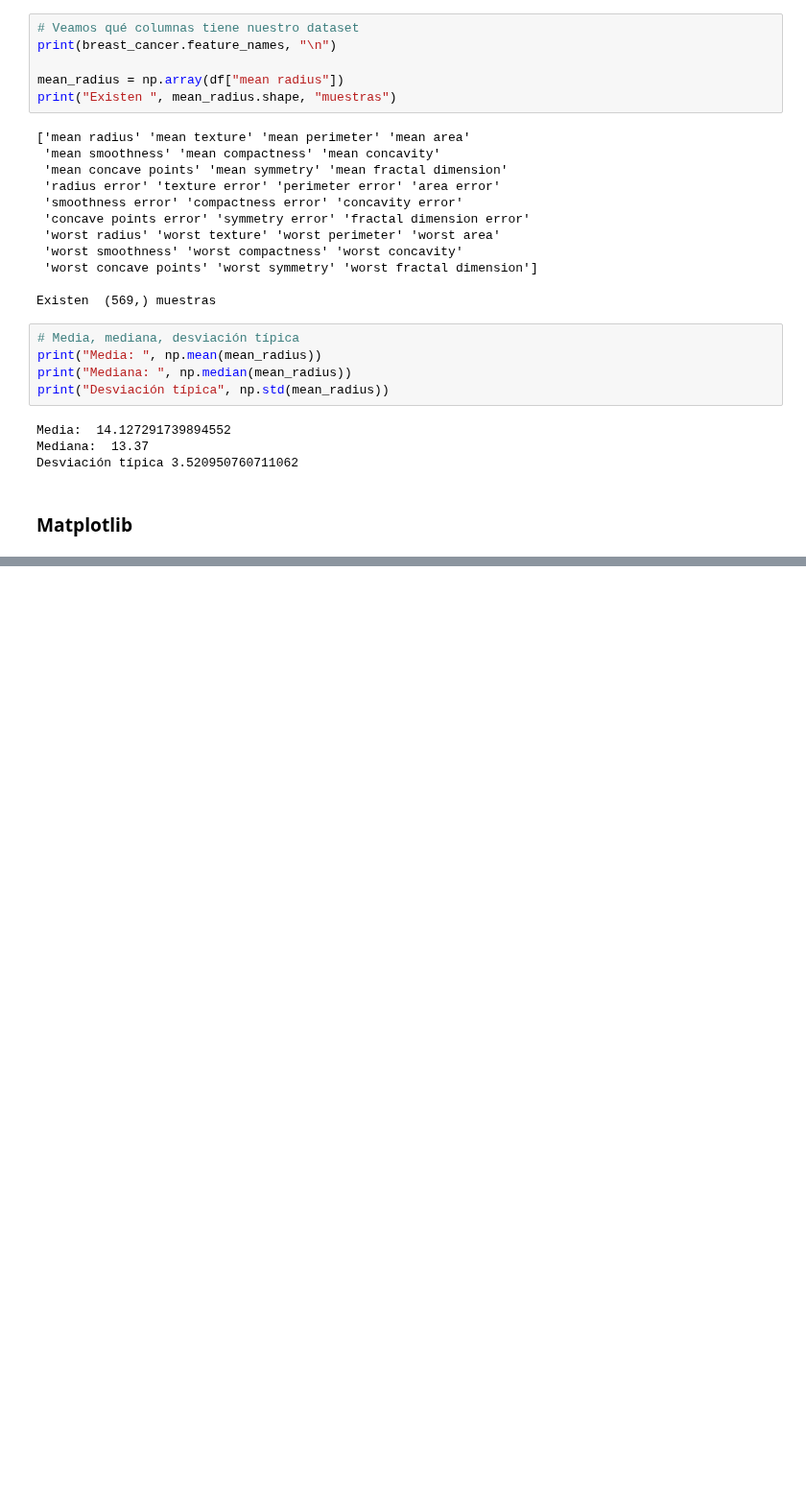
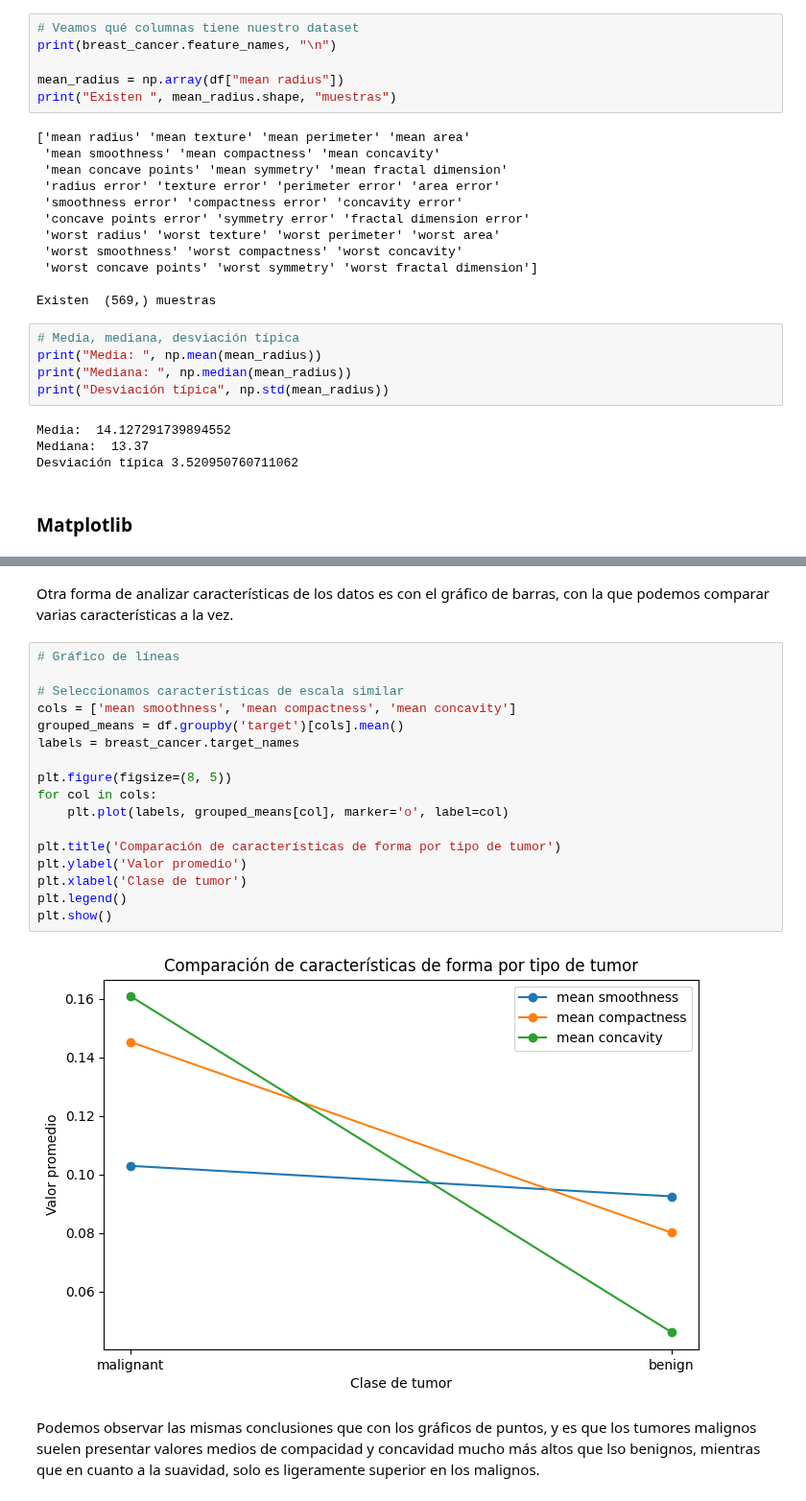
Before and after one commit to carlosgg0/practicas-aprendizaje, a Jupyter notebook: practica1/main.ipynb, the cells around one changed output, grey strips where cells are left out. Shown at 96% size. Saved outputs shown, nothing was run; the diff lists cells and outputs as text; blank space fills up the shorter version.

```diff
--- a/practica1/main.ipynb
+++ b/practica1/main.ipynb
@@ -128,0 +129,23 @@ plt.show()
+# %% [markdown]
+Otra forma de analizar características de los datos es con el gráfico de barras, con la que podemos comparar varias características a la vez.
+# %%
+# Gráfico de líneas
+
+# Seleccionamos características de escala similar
+cols = ['mean smoothness', 'mean compactness', 'mean concavity']
+grouped_means = df.groupby('target')[cols].mean()
+labels = breast_cancer.target_names
+
+plt.figure(figsize=(8, 5))
+for col in cols:
+    plt.plot(labels, grouped_means[col], marker='o', label=col)
+
+plt.title('Comparación de características de forma por tipo de tumor')
+plt.ylabel('Valor promedio')
+plt.xlabel('Clase de tumor')
+plt.legend()
+plt.show()
+# %% [output]
+[figure, added]
+# %% [markdown]
+Podemos observar las mismas conclusiones que con los gráficos de puntos, y es que los tumores malignos suelen presentar valores medios de compacidad y concavidad mucho más altos que lso benignos, mientras que en cuanto a la suavidad, solo es ligeramente superior en los malignos.
```
Also changed, not shown: parts of 2 cells of this notebook.
